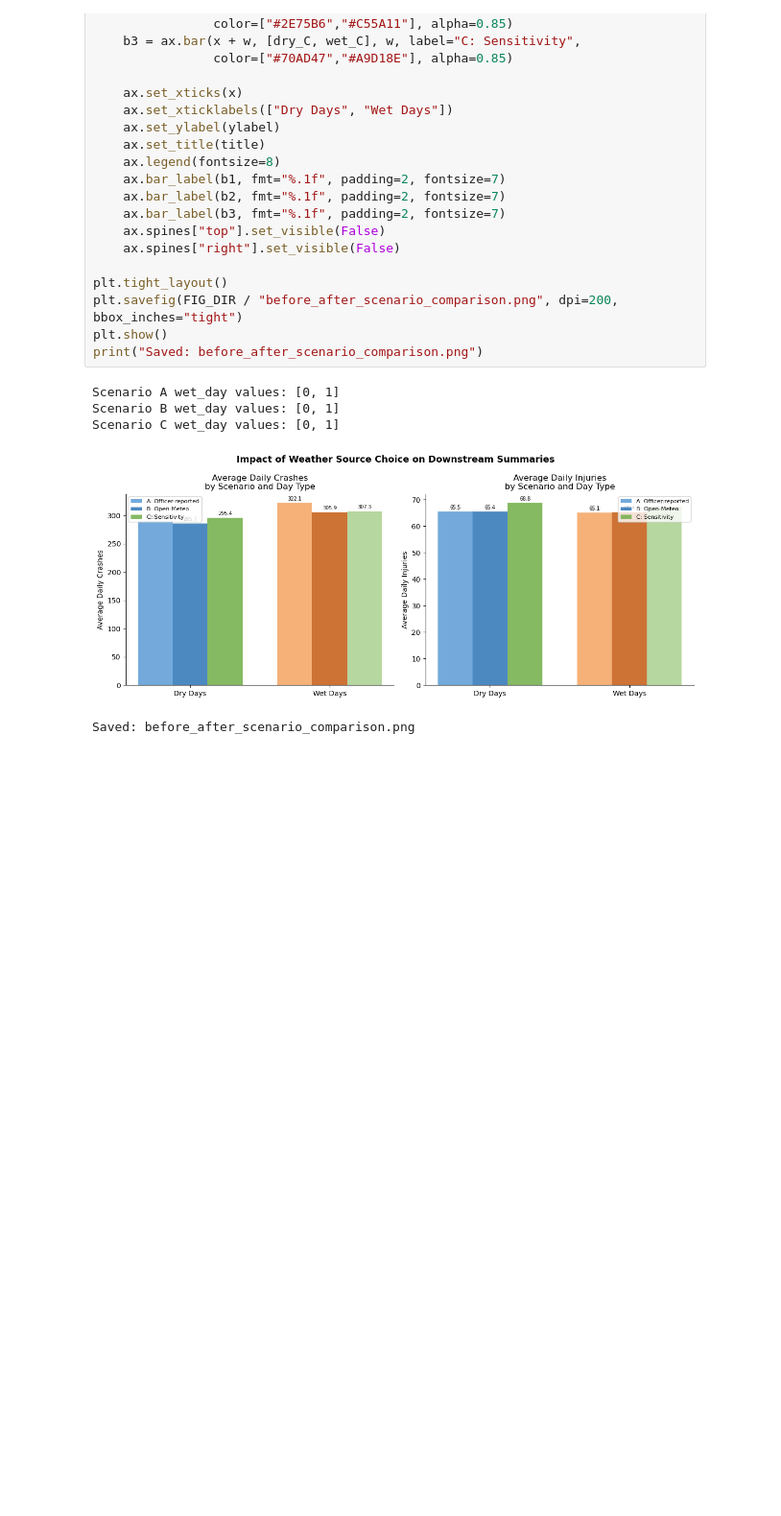
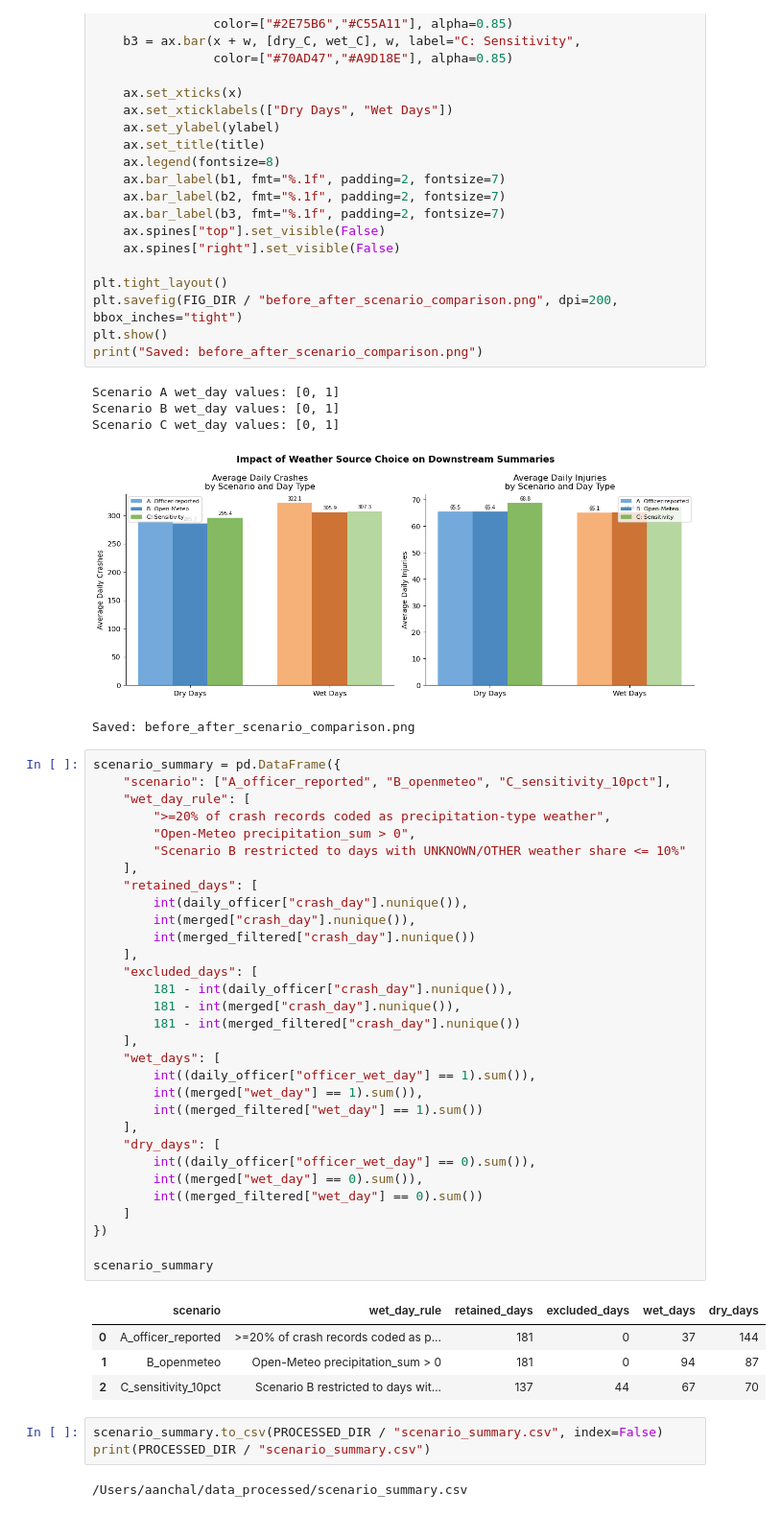
Before and after one commit to Aanchal123/chicago-crash-weather-data-quality, a Jupyter notebook: notebooks/03_daily_integration_and_checks.ipynb, the cells around one changed output. Shown at 96% size. Saved outputs shown, nothing was run; the diff lists cells and outputs as text; blank space fills up the shorter version.

```diff
--- a/notebooks/03_daily_integration_and_checks.ipynb
+++ b/notebooks/03_daily_integration_and_checks.ipynb
@@ -451,3 +490,44 @@ Scenario B wet_day values: [0, 1]
 Scenario C wet_day values: [0, 1]
 [figure]
 Saved: before_after_scenario_comparison.png
+# %%
+scenario_summary = pd.DataFrame({
+    "scenario": ["A_officer_reported", "B_openmeteo", "C_sensitivity_10pct"],
+    "wet_day_rule": [
+        ">=20% of crash records coded as precipitation-type weather",
+        "Open-Meteo precipitation_sum > 0",
+        "Scenario B restricted to days with UNKNOWN/OTHER weather share <= 10%"
+    ],
+    "retained_days": [
+        int(daily_officer["crash_day"].nunique()),
+        int(merged["crash_day"].nunique()),
+        int(merged_filtered["crash_day"].nunique())
+    ],
+    "excluded_days": [
+        181 - int(daily_officer["crash_day"].nunique()),
+        181 - int(merged["crash_day"].nunique()),
+        181 - int(merged_filtered["crash_day"].nunique())
+    ],
+    "wet_days": [
+        int((daily_officer["officer_wet_day"] == 1).sum()),
+        int((merged["wet_day"] == 1).sum()),
+        int((merged_filtered["wet_day"] == 1).sum())
+    ],
+    "dry_days": [
+        int((daily_officer["officer_wet_day"] == 0).sum()),
+        int((merged["wet_day"] == 0).sum()),
+        int((merged_filtered["wet_day"] == 0).sum())
+    ]
+})
+
+scenario_summary
+# %% [output]
+|  | scenario | wet_day_rule | retained_days | excluded_days | wet_days | dry_days |
+| 0 | A_officer_reported | >=20% of crash records coded as p... | 181 | 0 | 37 | 144 |
+| 1 | B_openmeteo | Open-Meteo precipitation_sum > 0 | 181 | 0 | 94 | 87 |
+| 2 | C_sensitivity_10pct | Scenario B restricted to days wit... | 137 | 44 | 67 | 70 |
+# %%
+scenario_summary.to_csv(PROCESSED_DIR / "scenario_summary.csv", index=False)
+print(PROCESSED_DIR / "scenario_summary.csv")
+# %% [output]
+/Users/aanchal/data_processed/scenario_summary.csv
```
Also changed, not shown: parts of 6 cells of this notebook, 1 other file.
